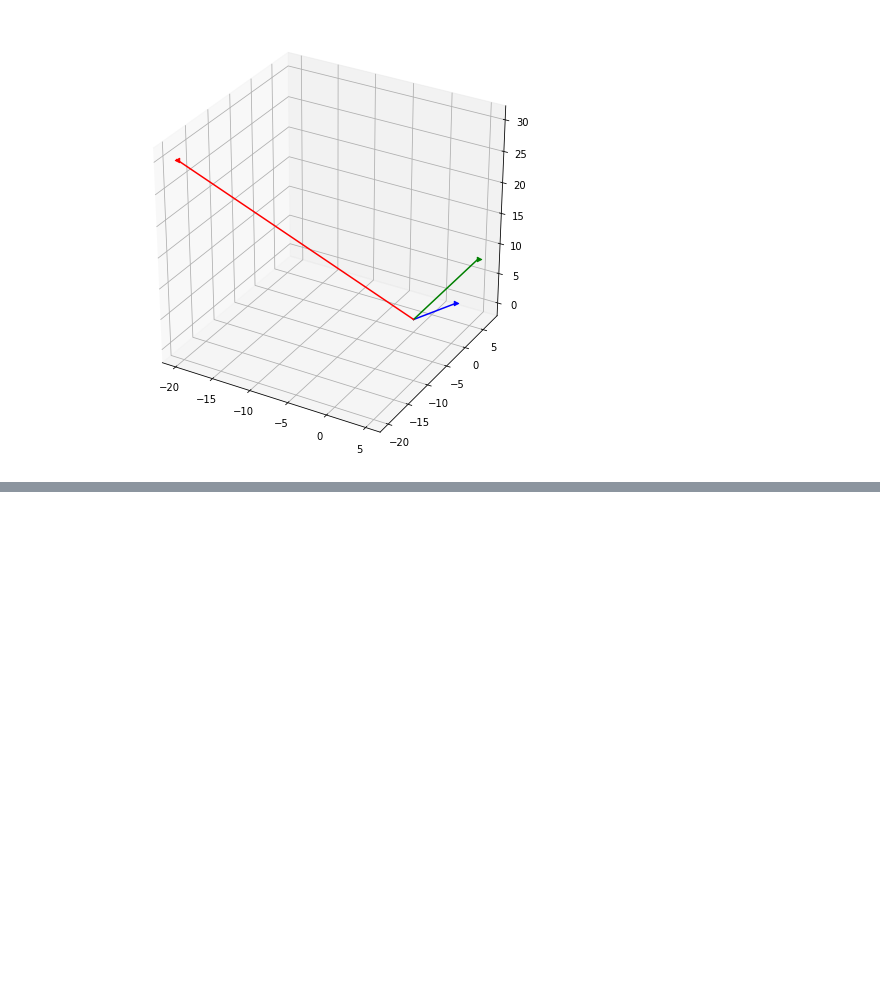
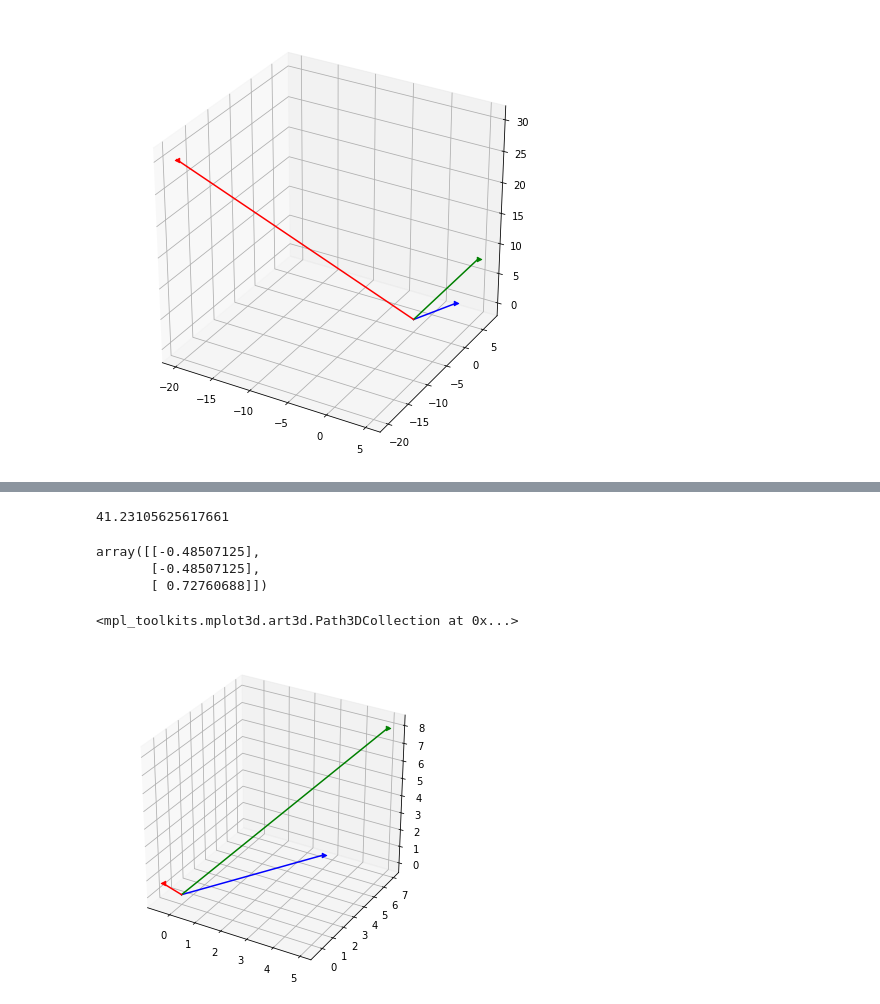
Before and after one commit to 111Seven/Python, a Jupyter notebook: Numpy/4-Cross_product.ipynb, the cells around one changed output, grey strips where cells are left out. Cells and saved outputs as stored; diff of their text form; code cells hidden in the pictures; blank space fills up the shorter version.

```diff
--- a/Numpy/4-Cross_product.ipynb
+++ b/Numpy/4-Cross_product.ipynb
@@ -80,0 +85,7 @@ ax.scatter(ab_cross[0,0],ab_cross[1,0],ab_cross[2,0]-0.1,
+# %%
+#Now the angle between vectors
+ab_cross_mag = np.linalg.norm(ab_cross)
+a_mag = np.linalg.norm(a)
+b_mag = np.linalg.norm(b)
+theta = np.arcsin(ab_cross_mag/(a_mag*b_mag))
+theta*180/np.pi
@@ -80,0 +97,40 @@ ax.scatter(ab_cross[0,0],ab_cross[1,0],ab_cross[2,0]-0.1,
+# %%
+#Now let's find the area of the parallelogram
+ab_cross_mag
+# %% [output]
+41.23105625617661
+# %%
+#Now let's find the unit normal vector to the parallelogram
+n_A = ab_cross/ab_cross_mag
+n_A
+# %% [output]
+array([[-0.48507125],
+       [-0.48507125],
+       [ 0.72760688]])
+# %%
+#Now lets plot this vector in the
+fig = plt.figure(figsize=(6,6))
+ax  = fig.add_subplot(projection="3d")
+#defining the x,y,z coordinates to plot a
+xa = np.array([0,a[0,0]])
+ya = np.array([0,a[1,0]])
+za = np.array([0,a[2,0]])
+#defining the x,y,z coordinates to plot b
+xb = np.array([0,b[0,0]])
+yb = np.array([0,b[1,0]])
+zb = np.array([0,b[2,0]])
+#defining the x,y,z coordinates to plot a x b
+xnab = np.array([0,n_A[0,0]])
+ynab = np.array([0,n_A[1,0]])
+znab = np.array([0,n_A[2,0]])
+#lets plot the vectors
+ax.plot(xa,ya,za,color="b") #plotting the vector a in blue
+ax.scatter(a[0,0],a[1,0],a[2,0],color="b",marker=">") #putting the arrow for vector a
+ax.plot(xb,yb,zb,color="g") #plotting the vector b in green
+ax.scatter(b[0,0],b[1,0],b[2,0],color="g",marker=">") #putting the arrow for vector a
+ax.plot(xnab,ynab,znab,color="r") #plotting the vector a x b in red
+ax.scatter(n_A[0,0],n_A[1,0],n_A[2,0],
+           color="r",marker="<") #putting the arrow for vector a x b
+# %% [output]
+<mpl_toolkits.mplot3d.art3d.Path3DCollection at 0x...>
+[figure, added]
```
Also changed, not shown: parts of 3 cells of this notebook.
